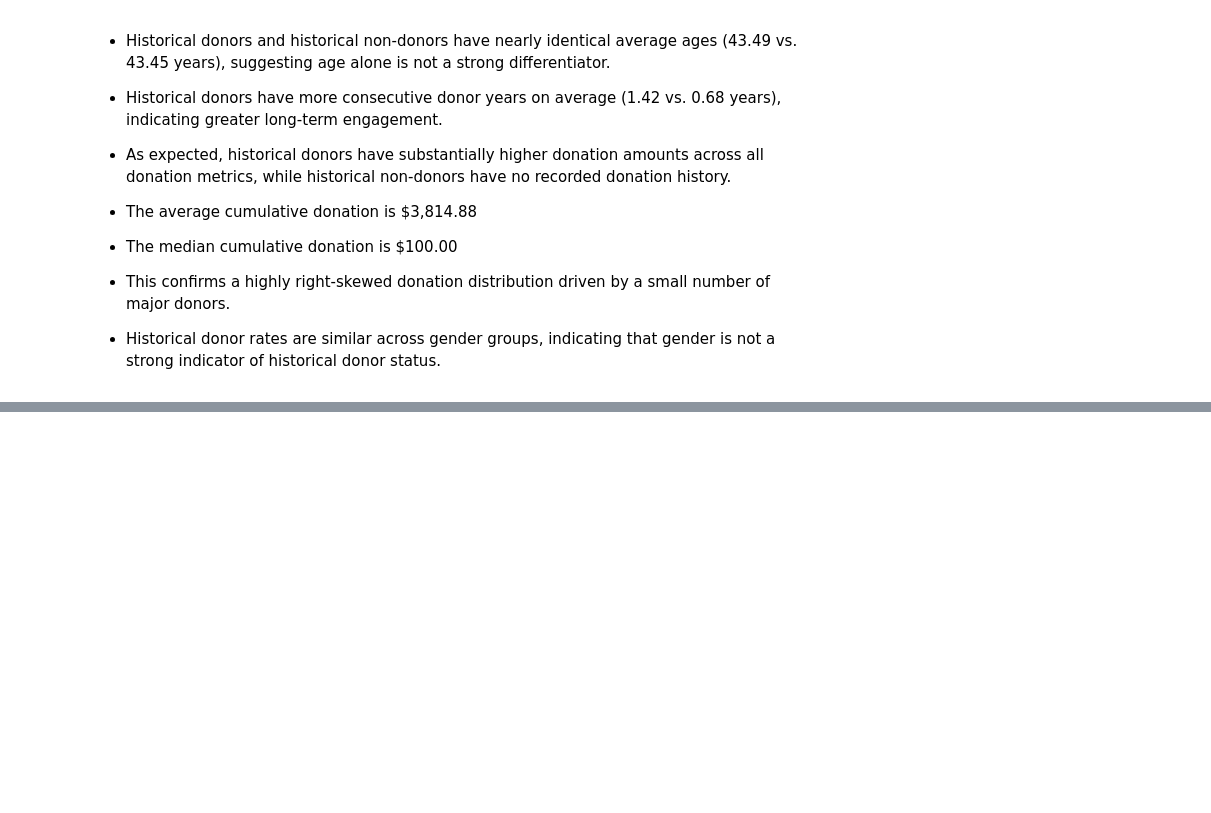
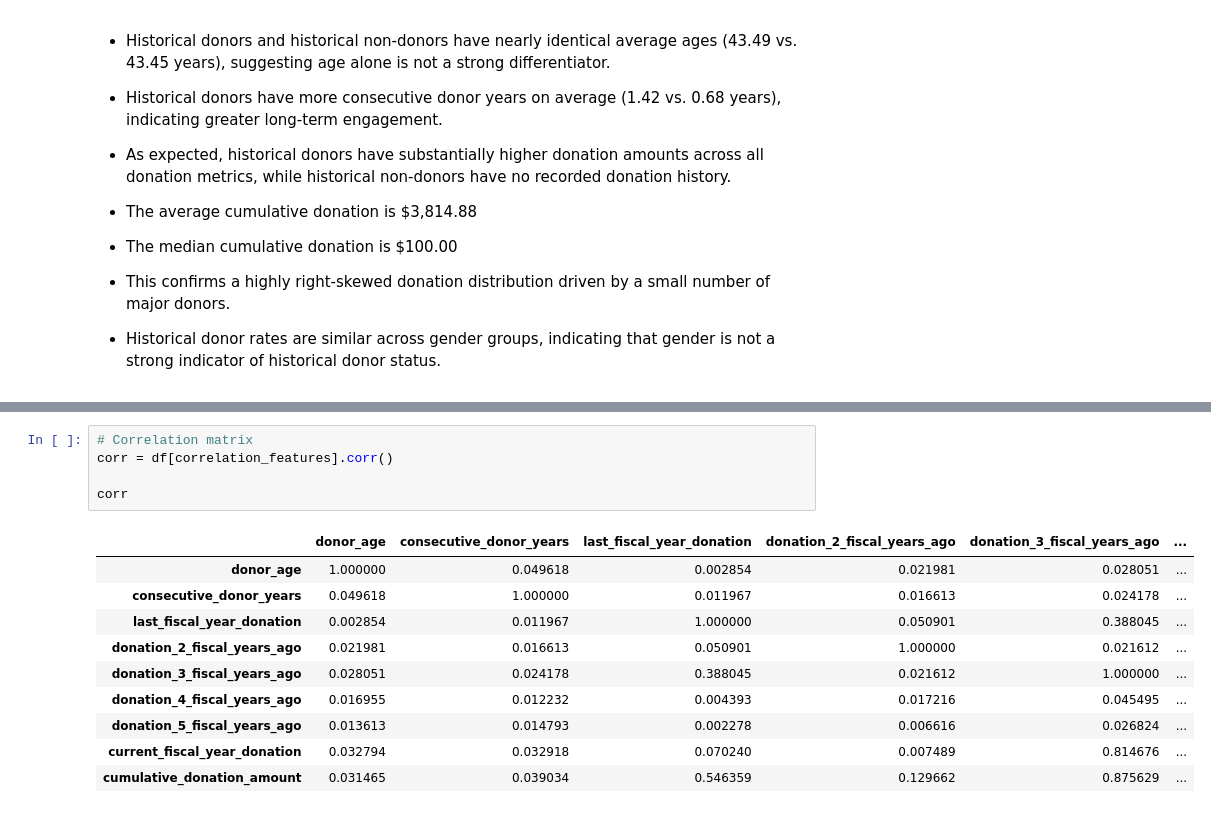
Before and after one commit to MDarkHead/red-cross-donor-prediction, a Jupyter notebook: notebooks/02_eda.ipynb, the cells around one changed output, grey strips where cells are left out. Cells and saved outputs as stored; diff of their text form; blank space fills up the shorter version.

```diff
--- a/notebooks/02_eda.ipynb
+++ b/notebooks/02_eda.ipynb
@@ -1339,0 +1353,16 @@ pd.crosstab(
+# %%
+# Correlation matrix
+corr = df[correlation_features].corr()
+
+corr
+# %% [output]
+|  | donor_age | consecutive_donor_years | last_fiscal_year_donation | donation_2_fiscal_years_ago | donation_3_fiscal_years_ago | ... |
+| donor_age | 1.000000 | 0.049618 | 0.002854 | 0.021981 | 0.028051 | ... |
+| consecutive_donor_years | 0.049618 | 1.000000 | 0.011967 | 0.016613 | 0.024178 | ... |
+| last_fiscal_year_donation | 0.002854 | 0.011967 | 1.000000 | 0.050901 | 0.388045 | ... |
+| donation_2_fiscal_years_ago | 0.021981 | 0.016613 | 0.050901 | 1.000000 | 0.021612 | ... |
+| donation_3_fiscal_years_ago | 0.028051 | 0.024178 | 0.388045 | 0.021612 | 1.000000 | ... |
+| donation_4_fiscal_years_ago | 0.016955 | 0.012232 | 0.004393 | 0.017216 | 0.045495 | ... |
+| donation_5_fiscal_years_ago | 0.013613 | 0.014793 | 0.002278 | 0.006616 | 0.026824 | ... |
+| current_fiscal_year_donation | 0.032794 | 0.032918 | 0.070240 | 0.007489 | 0.814676 | ... |
+| cumulative_donation_amount | 0.031465 | 0.039034 | 0.546359 | 0.129662 | 0.875629 | ... |
```
Also changed, not shown: parts of 4 cells of this notebook.
